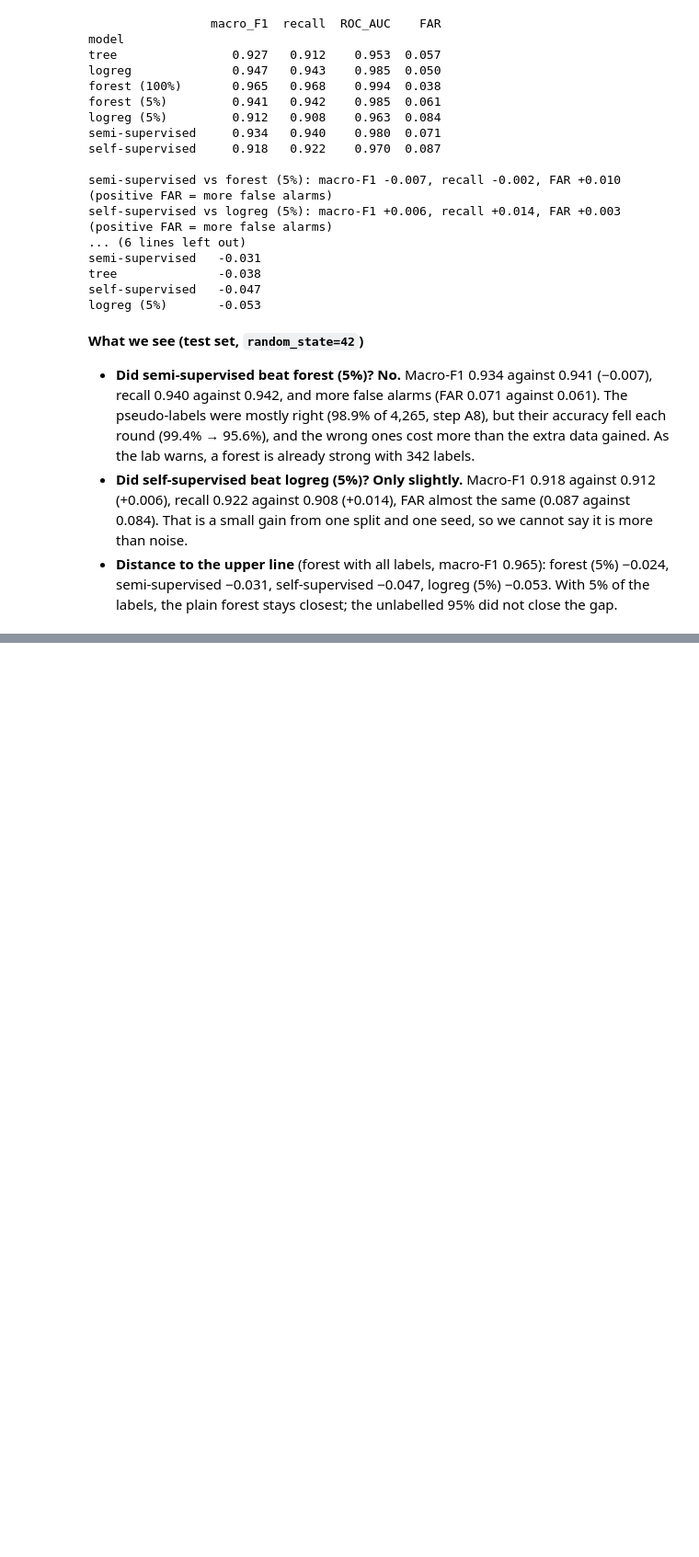
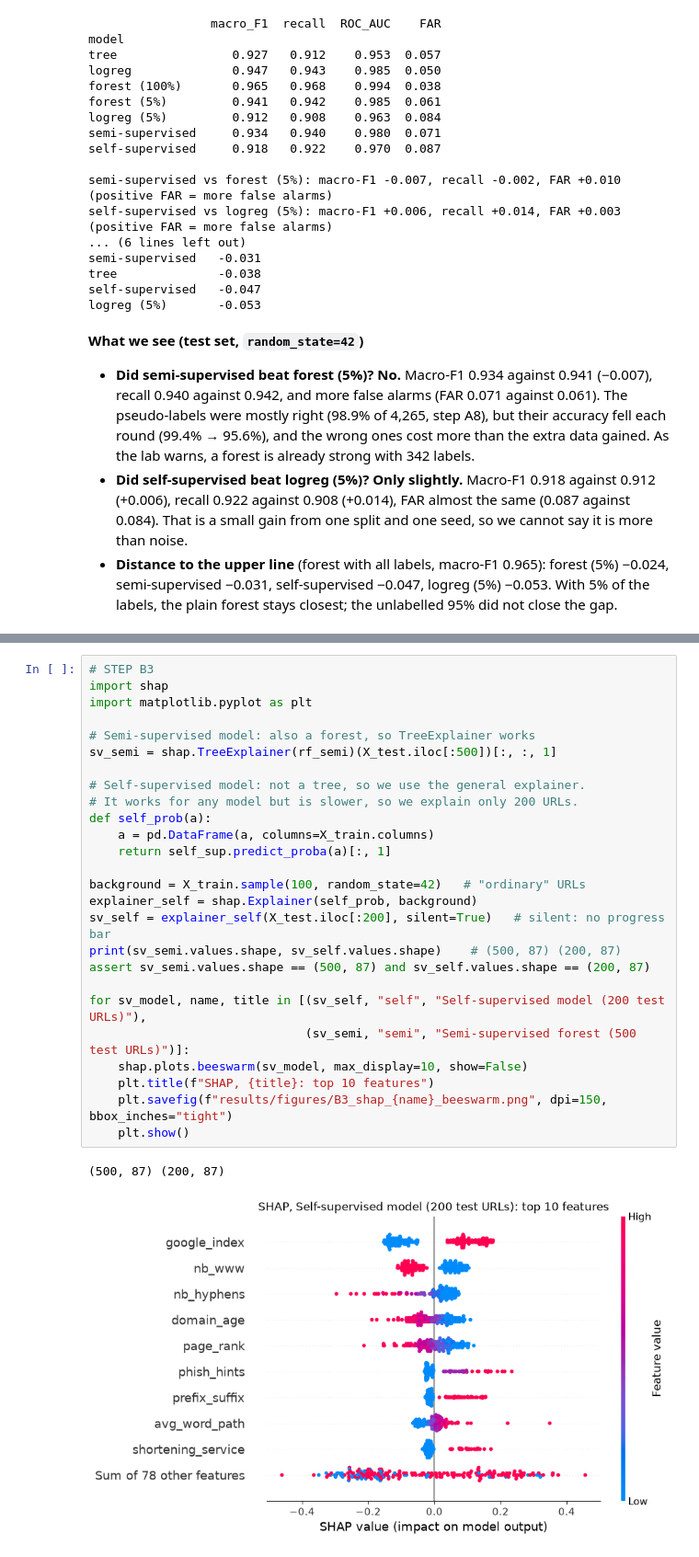
Before and after one commit to steve-nt/AI-for-Cybersecurity-Lab4.1, a Jupyter notebook: parts/20_label_scarce.ipynb, the cells around one changed output, grey strips where cells are left out. Shown at 92% size. Cells and saved outputs as stored; diff of their text form; blank space fills up the shorter version.

Commit message:
A4-A6, B3, B4: supervised models, SHAP for label-scarce models, top-10 comparison

```diff
--- a/parts/20_label_scarce.ipynb
+++ b/parts/20_label_scarce.ipynb
@@ -265,0 +274,29 @@ logreg (5%)       -0.053
+# %%
+# STEP B3
+import shap
+import matplotlib.pyplot as plt
+
+# Semi-supervised model: also a forest, so TreeExplainer works
+sv_semi = shap.TreeExplainer(rf_semi)(X_test.iloc[:500])[:, :, 1]
+
+# Self-supervised model: not a tree, so we use the general explainer.
+# It works for any model but is slower, so we explain only 200 URLs.
+def self_prob(a):
+    a = pd.DataFrame(a, columns=X_train.columns)
+    return self_sup.predict_proba(a)[:, 1]
+
+background = X_train.sample(100, random_state=42)   # "ordinary" URLs
+explainer_self = shap.Explainer(self_prob, background)
+sv_self = explainer_self(X_test.iloc[:200], silent=True)   # silent: no progress bar
+print(sv_semi.values.shape, sv_self.values.shape)    # (500, 87) (200, 87)
+assert sv_semi.values.shape == (500, 87) and sv_self.values.shape == (200, 87)
+
+for sv_model, name, title in [(sv_self, "self", "Self-supervised model (200 test URLs)"),
+                              (sv_semi, "semi", "Semi-supervised forest (500 test URLs)")]:
+    shap.plots.beeswarm(sv_model, max_display=10, show=False)
+    plt.title(f"SHAP, {title}: top 10 features")
+    plt.savefig(f"results/figures/B3_shap_{name}_beeswarm.png", dpi=150, bbox_inches="tight")
+    plt.show()
+# %% [output]
+(500, 87) (200, 87)
+[figure, added]
```
Also changed, not shown: parts of 6 cells of this notebook, 7 other files.
